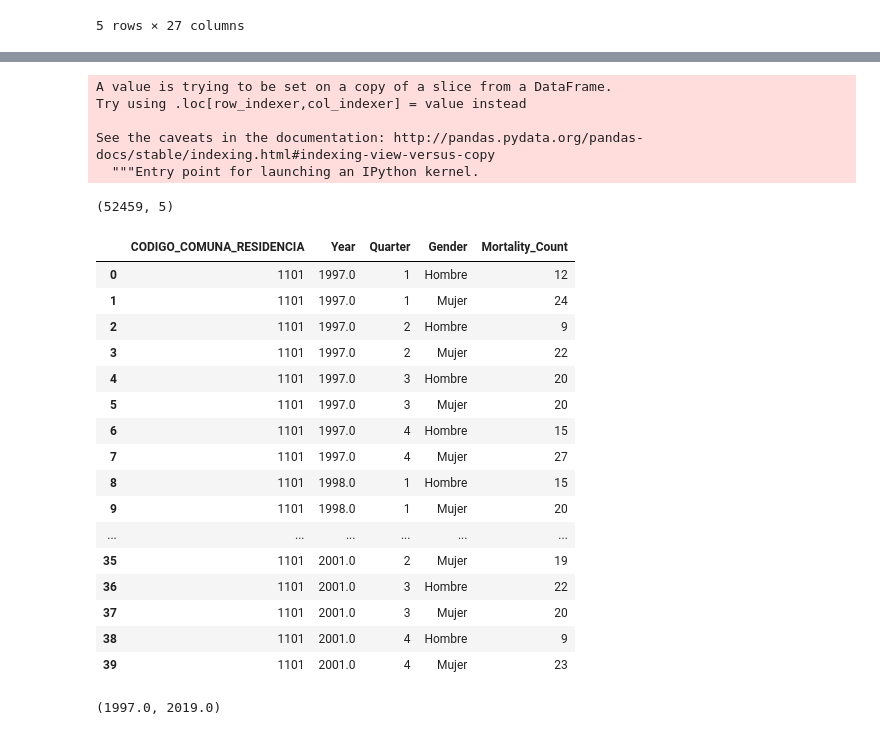
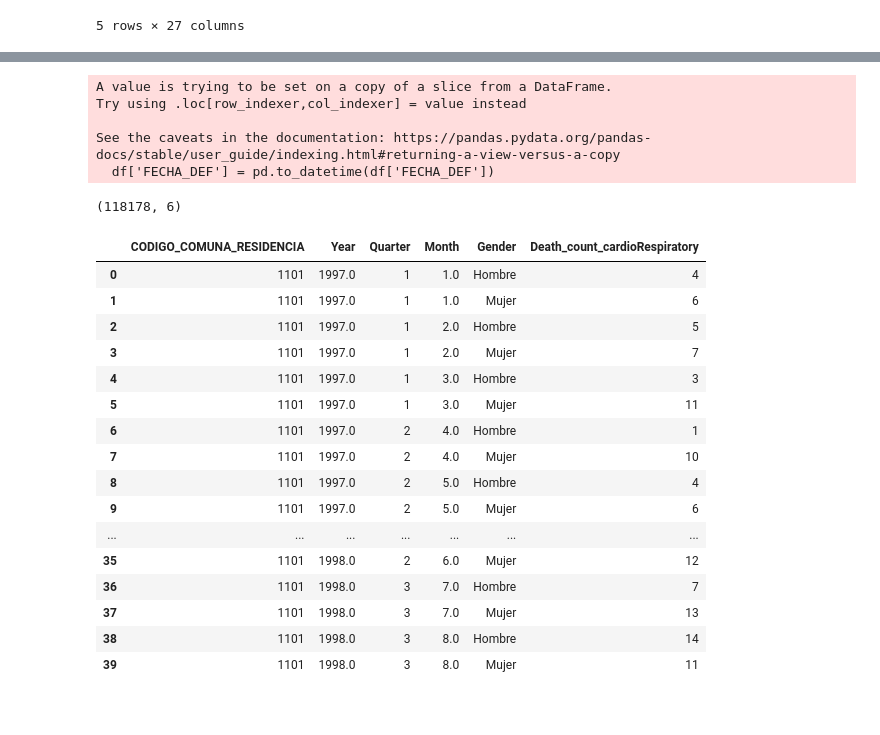
Before and after one commit to pmbusch/PM25-Satellite-Chile, a Jupyter notebook: Scripts/elderly_75+_mortality.ipynb, the cells around one changed output, grey strips where cells are left out. Saved outputs shown, nothing was run; the diff lists cells and outputs as text; code cells hidden in the pictures.

```diff
--- a/Scripts/elderly_75+_mortality.ipynb
+++ b/Scripts/elderly_75+_mortality.ipynb
@@ -248,50 +251,30 @@ Name: GLOSA_CAPITULO_DIAG1, dtype: int64
-# %%
-df_old_cr['FECHA_DEF'] = pd.to_datetime(df_old_cr['FECHA_DEF'])
-
-
-df_old_cr_quarter = df_old_cr.groupby([df_old_cr['CODIGO_COMUNA_RESIDENCIA'],
-                                     df_old_cr['FECHA_DEF'].dt.year,
-                                     df_old_cr['FECHA_DEF'].dt.to_period('Q'),
-                                     df_old_cr['GLOSA_SEXO']]).agg(
-    {
-        'EDAD_TIPO': 'count'
-    })
-
-df_old_cr_quarter.index.names = ['CODIGO_COMUNA_RESIDENCIA', 'Year', 'Quarter', 'Gender']
-
-df_old_cr_quarter = df_old_cr_quarter.rename(columns={'EDAD_TIPO': 'Mortality_Count'})
-
-df_old_cr_quarter = df_old_cr_quarter.reset_index()
-
-df_old_cr_quarter['Quarter'] = df_old_cr_quarter['Quarter'].apply(lambda x: str(x)[-1])
-
-print(df_old_cr_quarter.shape)
-df_old_cr_quarter.head(40)
-# %% [output]
-A value is trying to be set on a copy of a slice from a DataFrame.
-Try using .loc[row_indexer,col_indexer] = value instead
-
-See the caveats in the documentation: http://pandas.pydata.org/pandas-docs/stable/indexing.html#indexing-view-versus-copy
-  """Entry point for launching an IPython kernel.
-(52459, 5)
-|  | CODIGO_COMUNA_RESIDENCIA | Year | Quarter | Gender | Mortality_Count |
-| 0 | 1101 | 1997.0 | 1 | Hombre | 12 |
-| 1 | 1101 | 1997.0 | 1 | Mujer | 24 |
-| 2 | 1101 | 1997.0 | 2 | Hombre | 9 |
-| 3 | 1101 | 1997.0 | 2 | Mujer | 22 |
-| 4 | 1101 | 1997.0 | 3 | Hombre | 20 |
-| 5 | 1101 | 1997.0 | 3 | Mujer | 20 |
-| 6 | 1101 | 1997.0 | 4 | Hombre | 15 |
-| 7 | 1101 | 1997.0 | 4 | Mujer | 27 |
-| 8 | 1101 | 1998.0 | 1 | Hombre | 15 |
-| 9 | 1101 | 1998.0 | 1 | Mujer | 20 |
-| ... | ... | ... | ... | ... | ... |
-| 35 | 1101 | 2001.0 | 2 | Mujer | 19 |
-| 36 | 1101 | 2001.0 | 3 | Hombre | 22 |
-| 37 | 1101 | 2001.0 | 3 | Mujer | 20 |
-| 38 | 1101 | 2001.0 | 4 | Hombre | 9 |
-| 39 | 1101 | 2001.0 | 4 | Mujer | 23 |
-# %%
-df_old_cr_quarter['Year'].min(), df_old_cr_quarter['Year'].max()
-# %% [output]
-(1997.0, 2019.0)
+# %%
+df_old_cr_commune = aggregate_by_comunne(df_old_cr,
+death_column_name='Death_count_cardioRespiratory')
+
+print(df_old_cr_commune.shape)
+df_old_cr_commune.head(40)
+# %% [output]
+A value is trying to be set on a copy of a slice from a DataFrame.
+Try using .loc[row_indexer,col_indexer] = value instead
+
+See the caveats in the documentation: https://pandas.pydata.org/pandas-docs/stable/user_guide/indexing.html#returning-a-view-versus-a-copy
+  df['FECHA_DEF'] = pd.to_datetime(df['FECHA_DEF'])
+(118178, 6)
+|  | CODIGO_COMUNA_RESIDENCIA | Year | Quarter | Month | Gender | Death_count_cardioRespiratory |
+| 0 | 1101 | 1997.0 | 1 | 1.0 | Hombre | 4 |
+| 1 | 1101 | 1997.0 | 1 | 1.0 | Mujer | 6 |
+| 2 | 1101 | 1997.0 | 1 | 2.0 | Hombre | 5 |
+| 3 | 1101 | 1997.0 | 1 | 2.0 | Mujer | 7 |
+| 4 | 1101 | 1997.0 | 1 | 3.0 | Hombre | 3 |
+| 5 | 1101 | 1997.0 | 1 | 3.0 | Mujer | 11 |
+| 6 | 1101 | 1997.0 | 2 | 4.0 | Hombre | 1 |
+| 7 | 1101 | 1997.0 | 2 | 4.0 | Mujer | 10 |
+| 8 | 1101 | 1997.0 | 2 | 5.0 | Hombre | 4 |
+| 9 | 1101 | 1997.0 | 2 | 5.0 | Mujer | 6 |
+| ... | ... | ... | ... | ... | ... | ... |
+| 35 | 1101 | 1998.0 | 2 | 6.0 | Mujer | 12 |
+| 36 | 1101 | 1998.0 | 3 | 7.0 | Hombre | 7 |
+| 37 | 1101 | 1998.0 | 3 | 7.0 | Mujer | 13 |
+| 38 | 1101 | 1998.0 | 3 | 8.0 | Hombre | 14 |
+| 39 | 1101 | 1998.0 | 3 | 8.0 | Mujer | 11 |
```
Also changed, not shown: parts of 25 cells of this notebook, 1 other file.
